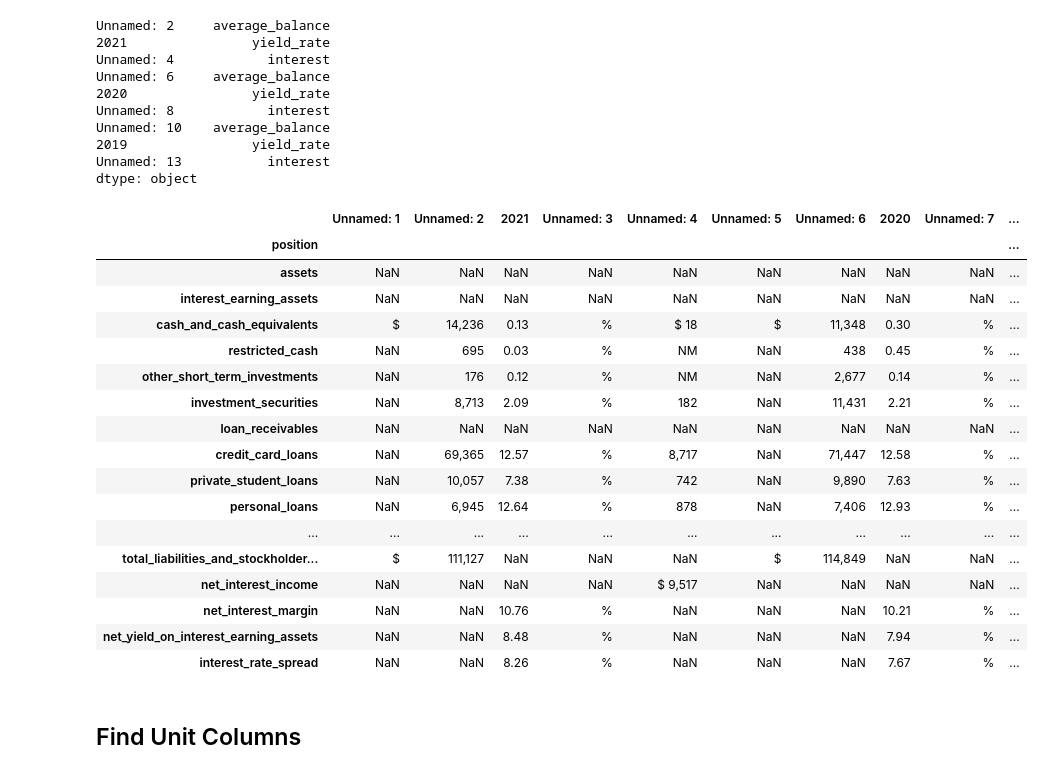
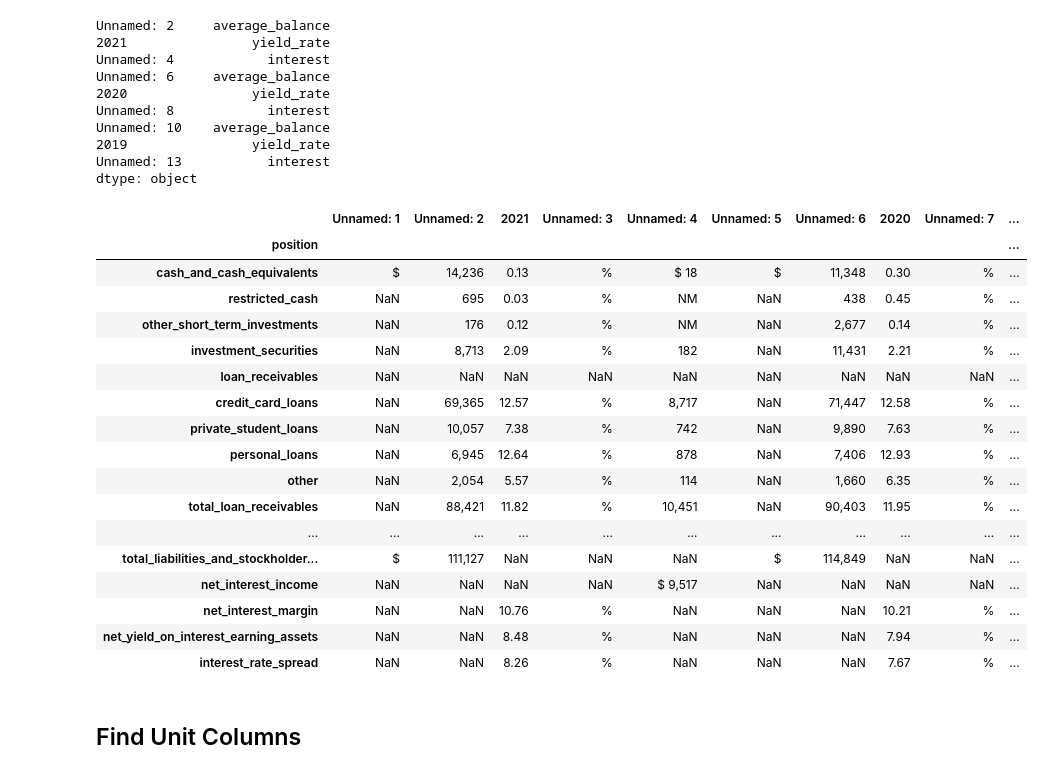
Before and after one commit to EzraTam/fin-pdf-extract, a Jupyter notebook: data_synchrony_average_balance.ipynb, the cells around one changed output. Drawn from its saved outputs; the diff is of its cells as text; code cells hidden in the pictures.

```diff
--- a/data_engineering.ipynb
+++ b/data_synchrony_average_balance.ipynb
@@ -9,5 +11,5 @@ import os
 # %% [markdown]
 # Import Data
 # %%
-pdf_path=f"{os.getcwd()}/discover_10K_2021.pdf"
+pdf_path=f"{os.getcwd()}/data/discover_10K_2021.pdf"
 pdf_data=tabula.read_pdf(pdf_path, pages=61)[0]
@@ -67,18 +36,16 @@ dtype: object
 # %%
 # Delete the first two rows
 pdf_data=pdf_data.drop([0,1]).reset_index(drop=True)
 # Make the position column to index
 pdf_data=pdf_data.rename(columns={"Unnamed: 0":"position"})
 pdf_data["position"]=pdf_data["position"].apply(lambda x: x.split("(")[0])
-pdf_data["position"]=pdf_data["position"].apply(replace_special_char)
-pdf_data["position"]=pdf_data["position"].apply(snake_case)
+pdf_data["position"]=pdf_data["position"].apply(ex.replace_special_char)
+pdf_data["position"]=pdf_data["position"].apply(ex.snake_case)
 pdf_data=pdf_data.set_index(keys="position",drop=True)
 pdf_data
 # %% [output]
 |  | Unnamed: 1 | Unnamed: 2 | 2021 | Unnamed: 3 | Unnamed: 4 | Unnamed: 5 | Unnamed: 6 | 2020 | Unnamed: 7 | ... |
 | position |  |  |  |  |  |  |  |  |  | ... |
-| assets | NaN | NaN | NaN | NaN | NaN | NaN | NaN | NaN | NaN | ... |
-| interest_earning_assets | NaN | NaN | NaN | NaN | NaN | NaN | NaN | NaN | NaN | ... |
 | cash_and_cash_equivalents | $ | 14,236 | 0.13 | % | $ 18 | $ | 11,348 | 0.30 | % | ... |
 | restricted_cash | NaN | 695 | 0.03 | % | NM | NaN | 438 | 0.45 | % | ... |
 | other_short_term_investments | NaN | 176 | 0.12 | % | NM | NaN | 2,677 | 0.14 | % | ... |
@@ -87,6 +54,8 @@ pdf_data
 | credit_card_loans | NaN | 69,365 | 12.57 | % | 8,717 | NaN | 71,447 | 12.58 | % | ... |
 | private_student_loans | NaN | 10,057 | 7.38 | % | 742 | NaN | 9,890 | 7.63 | % | ... |
 | personal_loans | NaN | 6,945 | 12.64 | % | 878 | NaN | 7,406 | 12.93 | % | ... |
+| other | NaN | 2,054 | 5.57 | % | 114 | NaN | 1,660 | 6.35 | % | ... |
+| total_loan_receivables | NaN | 88,421 | 11.82 | % | 10,451 | NaN | 90,403 | 11.95 | % | ... |
 | ... | ... | ... | ... | ... | ... | ... | ... | ... | ... | ... |
 | total_liabilities_and_stockholder... | $ | 111,127 | NaN | NaN | NaN | $ | 114,849 | NaN | NaN | ... |
 | net_interest_income | NaN | NaN | NaN | NaN | $ 9,517 | NaN | NaN | NaN | NaN | ... |
```
Also changed, not shown: parts of 22 cells of this notebook, 5 other files.
